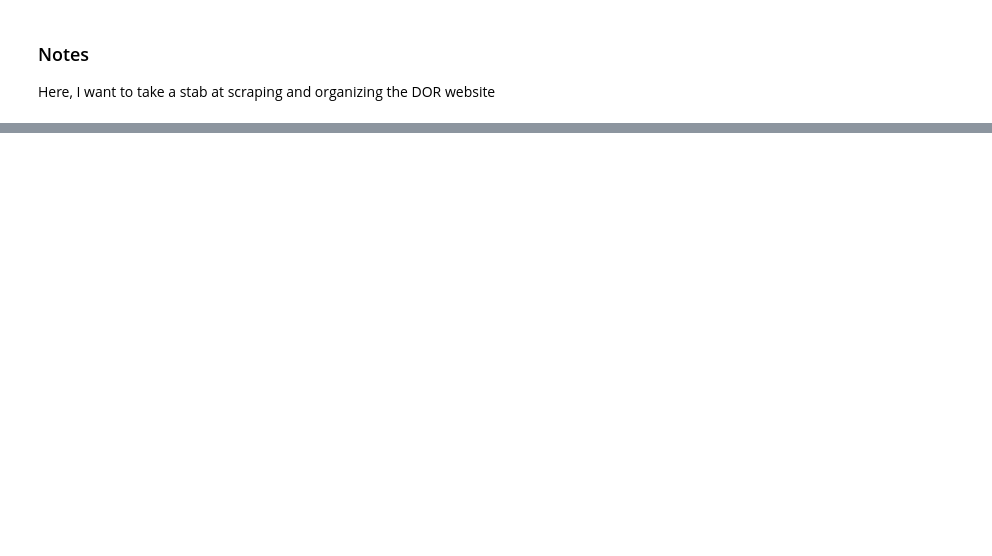
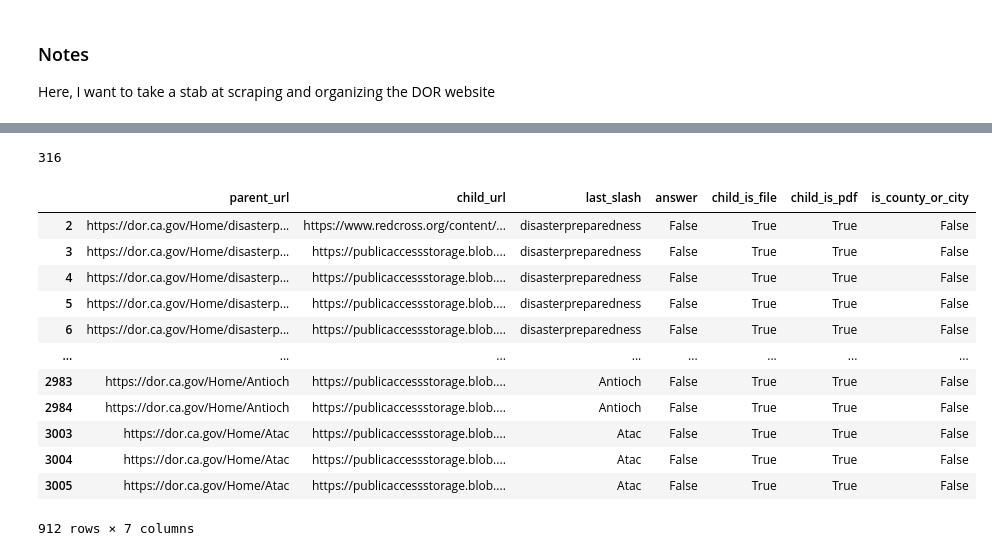
Before and after one commit to ragathon-care/rad, a Jupyter notebook: rad/notebooks/RAD-15_ScrapeAndOrganizeDOR.ipynb, the cells around one changed output, grey strips where cells are left out. Cells and saved outputs as stored; diff of their text form; code cells hidden in the pictures; blank space fills up the shorter version.

```diff
--- a/rad/notebooks/RAD-15_ScrapeAndOrganizeDOR.ipynb
+++ b/rad/notebooks/RAD-15_ScrapeAndOrganizeDOR.ipynb
@@ -41,0 +182,4 @@ https://www.anyscale.com/blog/a-comprehensive-guide-for-building-rag-based-llm-a
+# %%
+city_county_df = pd.DataFrame(records)
+# %%
+nonarchive_urls_df = nonarchive_urls_df.merge(city_county_df[['parent_url','answer']], how = 'left')
@@ -41,0 +218,4 @@ https://www.anyscale.com/blog/a-comprehensive-guide-for-building-rag-based-llm-a
+# %%
+nonarchive_urls_df['child_is_file'] = nonarchive_urls_df['child_url'].str.split('/').str[-1].str.contains('.')
+nonarchive_urls_df['child_is_pdf'] = nonarchive_urls_df['child_url'].str.contains('.pdf')
+nonarchive_urls_df['is_county_or_city']  = nonarchive_urls_df['answer'] == True
@@ -41,0 +224,2 @@ https://www.anyscale.com/blog/a-comprehensive-guide-for-building-rag-based-llm-a
+# %%
+pdf_url_df = nonarchive_urls_df.query('child_is_pdf == True')
@@ -41,0 +228,20 @@ https://www.anyscale.com/blog/a-comprehensive-guide-for-building-rag-based-llm-a
+# %%
+len(final_url_list)
+# %% [output]
+316
+# %%
+pdf_url_df.query('is_county_or_city == False')
+# %% [output]
+|  | parent_url | child_url | last_slash | answer | child_is_file | child_is_pdf | is_county_or_city |
+| 2 | https://dor.ca.gov/Home/disasterp... | https://www.redcross.org/content/... | disasterpreparedness | False | True | True | False |
+| 3 | https://dor.ca.gov/Home/disasterp... | https://publicaccessstorage.blob.... | disasterpreparedness | False | True | True | False |
+| 4 | https://dor.ca.gov/Home/disasterp... | https://publicaccessstorage.blob.... | disasterpreparedness | False | True | True | False |
+| 5 | https://dor.ca.gov/Home/disasterp... | https://publicaccessstorage.blob.... | disasterpreparedness | False | True | True | False |
+| 6 | https://dor.ca.gov/Home/disasterp... | https://publicaccessstorage.blob.... | disasterpreparedness | False | True | True | False |
+| ... | ... | ... | ... | ... | ... | ... | ... |
+| 2983 | https://dor.ca.gov/Home/Antioch | https://publicaccessstorage.blob.... | Antioch | False | True | True | False |
+| 2984 | https://dor.ca.gov/Home/Antioch | https://publicaccessstorage.blob.... | Antioch | False | True | True | False |
+| 3003 | https://dor.ca.gov/Home/Atac | https://publicaccessstorage.blob.... | Atac | False | True | True | False |
+| 3004 | https://dor.ca.gov/Home/Atac | https://publicaccessstorage.blob.... | Atac | False | True | True | False |
+| 3005 | https://dor.ca.gov/Home/Atac | https://publicaccessstorage.blob.... | Atac | False | True | True | False |
+912 rows × 7 columns
```
Also changed, not shown: parts of 70 cells of this notebook, 3 other files.
